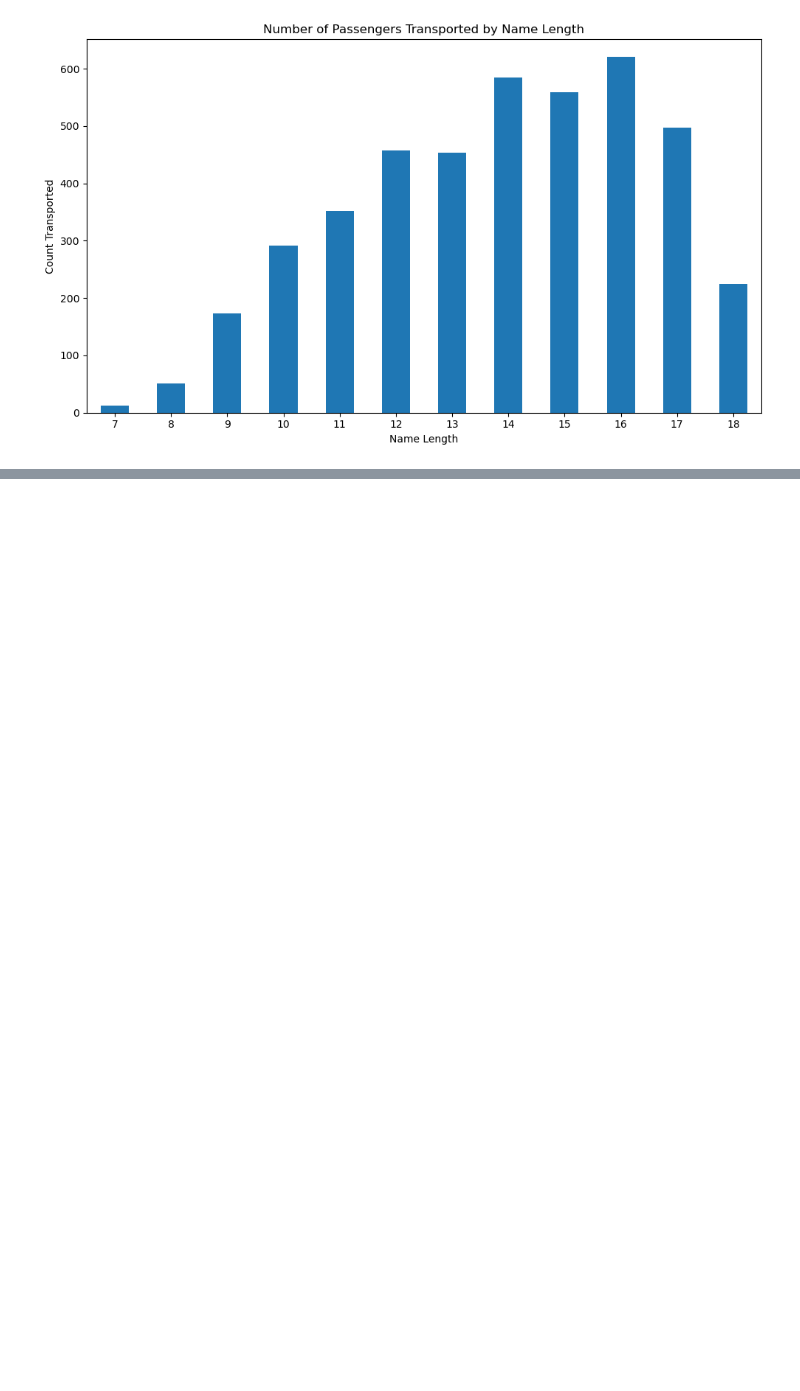
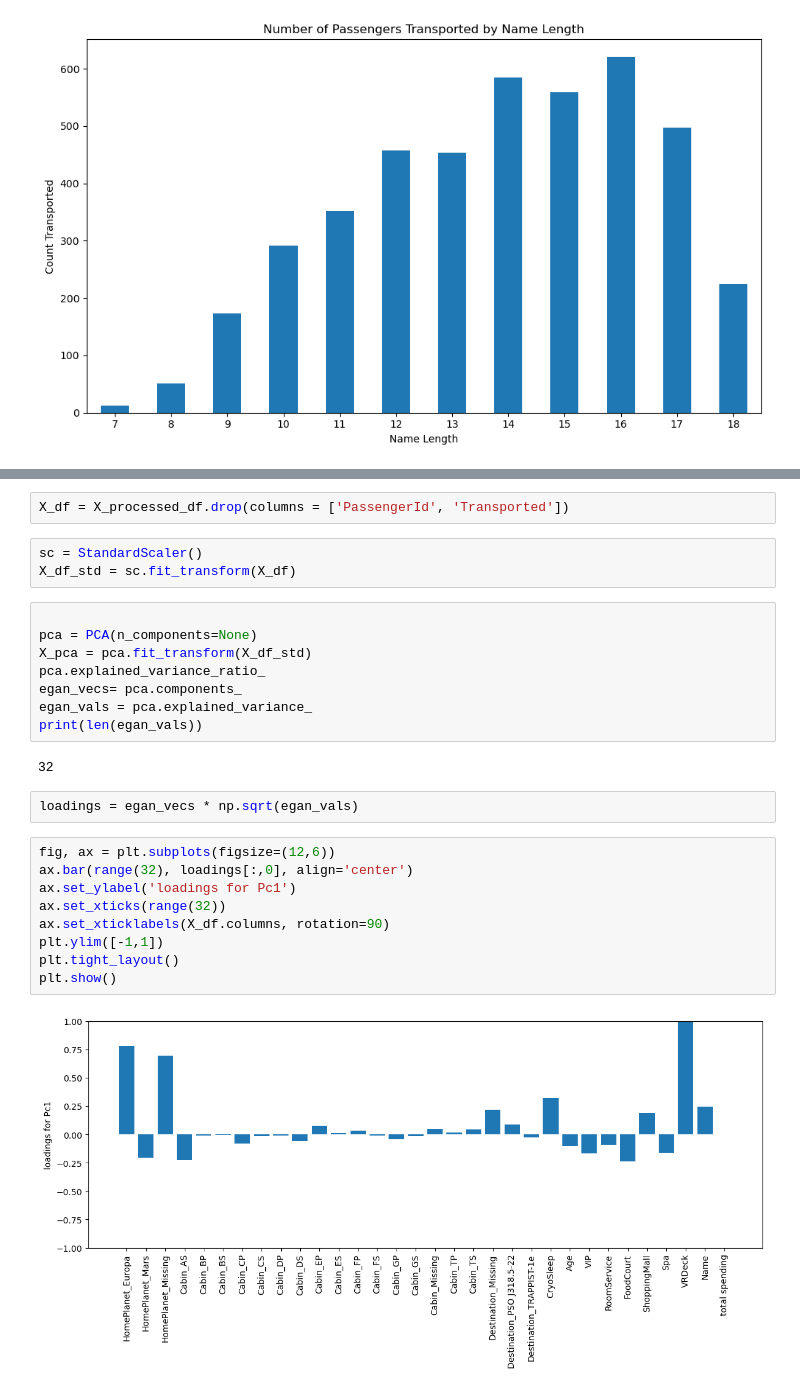
Before and after one commit to GeordieJones/kaggel_spaceship-titanic, a Jupyter notebook: third_model.ipynb, the cells around one changed output, grey strips where cells are left out. Drawn from its saved outputs; the diff is of its cells as text; blank space fills up the shorter version.

```diff
--- a/third_model.ipynb
+++ b/third_model.ipynb
@@ -297,0 +362,28 @@ there is a relation of name length to transported
+# %%
+X_df = X_processed_df.drop(columns = ['PassengerId', 'Transported'])
+# %%
+sc = StandardScaler()
+X_df_std = sc.fit_transform(X_df)
+# %%
+
+pca = PCA(n_components=None)
+X_pca = pca.fit_transform(X_df_std)
+pca.explained_variance_ratio_
+egan_vecs= pca.components_
+egan_vals = pca.explained_variance_
+print(len(egan_vals))
+# %% [output]
+32
+# %%
+loadings = egan_vecs * np.sqrt(egan_vals)
+# %%
+fig, ax = plt.subplots(figsize=(12,6))
+ax.bar(range(32), loadings[:,0], align='center')
+ax.set_ylabel('loadings for Pc1')
+ax.set_xticks(range(32))
+ax.set_xticklabels(X_df.columns, rotation=90)
+plt.ylim([-1,1])
+plt.tight_layout()
+plt.show()
+# %% [output]
+[figure, added]
```
Also changed, not shown: parts of 8 cells of this notebook.
